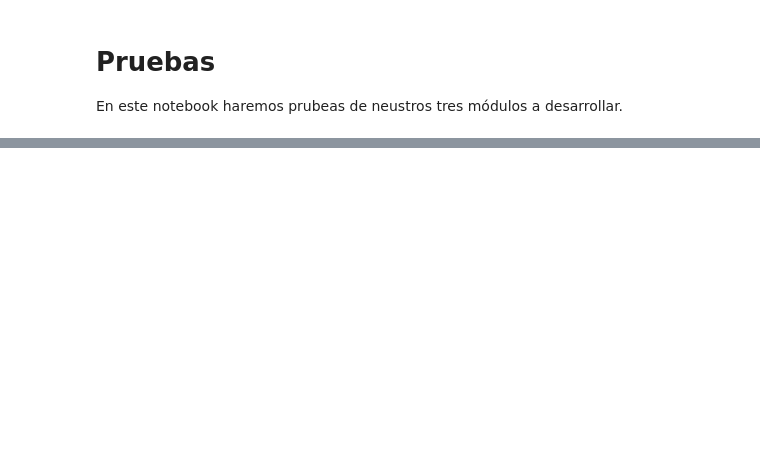
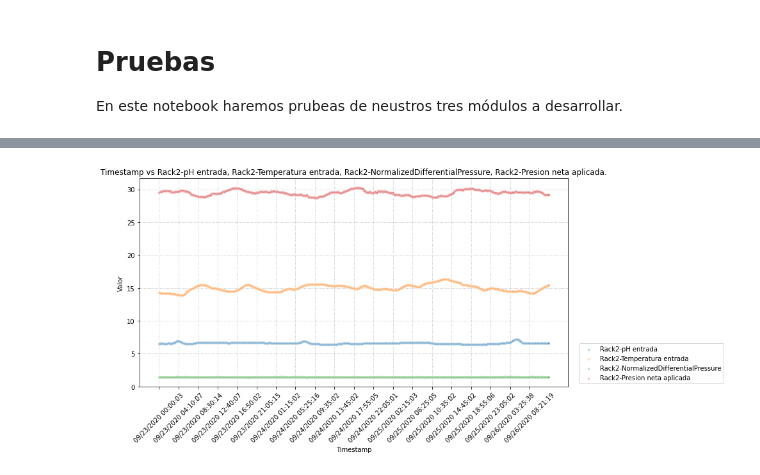
Before and after one commit to Chirinoxi/VDD-II, a Jupyter notebook: tests.ipynb, the cells around one changed output, grey strips where cells are left out. Cells and saved outputs as stored; diff of their text form; code cells hidden in the pictures; blank space fills up the shorter version.

```diff
--- a/tests.ipynb
+++ b/tests.ipynb
@@ -82,0 +85,4 @@ glauben_graphic.plotWithBar()
+# %%
+glauben_graphic.plotWithScatter('Timestamp', ['Rack2-pH entrada','Rack2-Temperatura entrada','Rack2-NormalizedDifferentialPressure','Rack2-Presion neta aplicada'], sep = 50)
+# %% [output]
+[figure, added]
```
Also changed, not shown: parts of 3 cells of this notebook, 3 other files.
